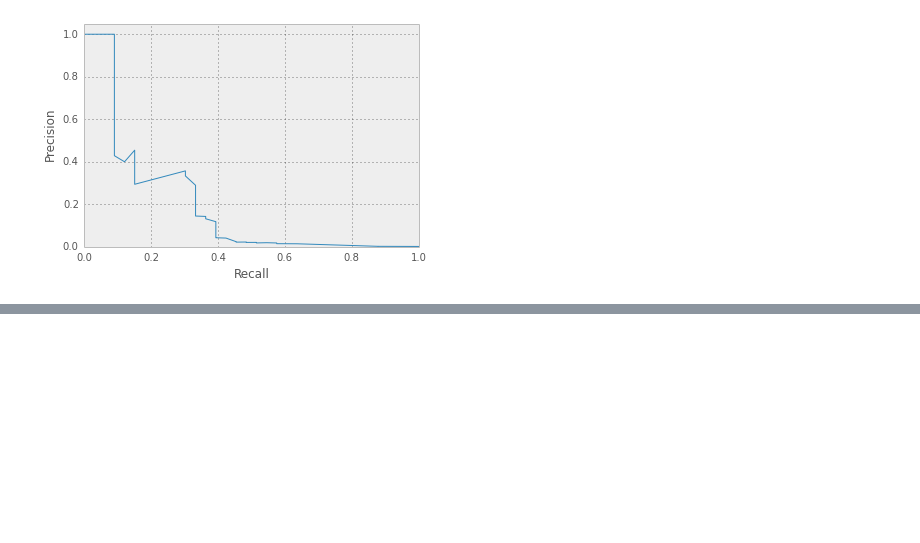
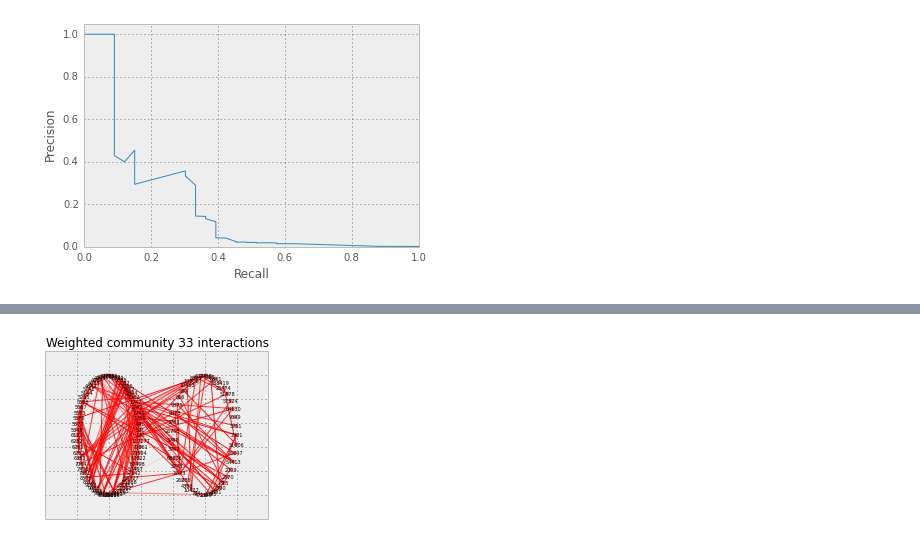
Before and after one commit to gngdb/opencast-bio, a Jupyter notebook: notebooks/Creating pgf graphs.ipynb, the cells around one changed output, grey strips where cells are left out. Cells and saved outputs as stored; diff of their text form; code cells hidden in the pictures; blank space fills up the shorter version.

```diff
--- a/notebooks/Creating pgf graphs.ipynb
+++ b/notebooks/Creating pgf graphs.ipynb
@@ -334,0 +391,4 @@ drawprecisionrecall(precision,recall,"rf.pr.tikz")
+# %%
+plotcommunities(w33,uw29,"nx3329.pgf","Weighted community 33 interactions")
+# %% [output]
+[figure, added]
```
Also changed, not shown: parts of 13 cells of this notebook, 1 other file.
